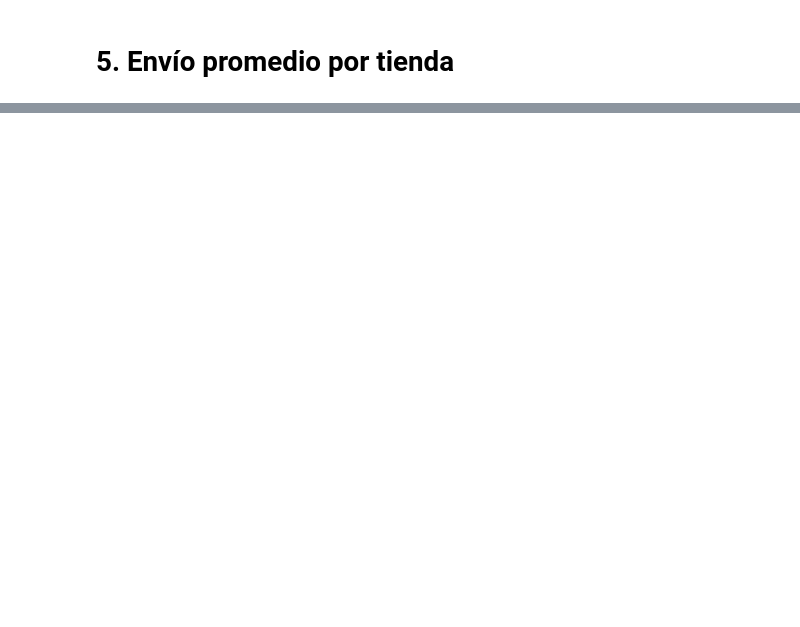
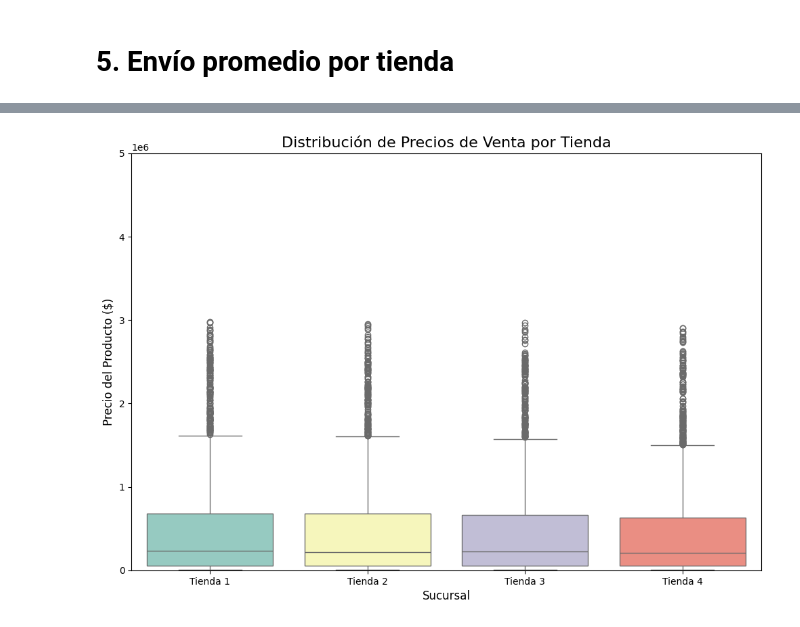
Before and after one commit to MiyoBran/alura-store-desafio, a Jupyter notebook: AluraStoreLatam.ipynb, the cells around one changed output, grey strips where cells are left out. Saved outputs shown, nothing was run; the diff lists cells and outputs as text; code cells hidden in the pictures; blank space fills up the shorter version.

```diff
--- a/AluraStoreLatam.ipynb
+++ b/AluraStoreLatam.ipynb
@@ -195,0 +420,28 @@ Si vamos a recomendar cerrar una, no será porque "traten mal a la gente", porqu
+# %%
+# 1. Paso previo: Unificar datos
+tienda['Sucursal'] = 'Tienda 1'
+tienda2['Sucursal'] = 'Tienda 2'
+tienda3['Sucursal'] = 'Tienda 3'
+tienda4['Sucursal'] = 'Tienda 4'
+
+# Concatenamos
+df_consolidado = pd.concat([tienda, tienda2, tienda3, tienda4])
+
+# 2. Configuración del Boxplot
+plt.figure(figsize=(12, 8))
+
+# CORRECCIÓN AQUÍ:
+# Agregamos hue='Sucursal' (colorea según la sucursal)
+# Agregamos legend=False (para no duplicar la información de colores en una leyenda aparte)
+sns.boxplot(x='Sucursal', y='Precio', data=df_consolidado, hue='Sucursal', palette='Set3', legend=False)
+
+plt.title('Distribución de Precios de Venta por Tienda', fontsize=16)
+plt.ylabel('Precio del Producto ($)', fontsize=12)
+plt.xlabel('Sucursal', fontsize=12)
+
+# Zoom para ignorar valores extremos muy altos y ver mejor las cajas
+plt.ylim(0, 5000000)
+
+plt.show()
+# %% [output]
+[figure, added]
```
Also changed, not shown: parts of 14 cells of this notebook.
